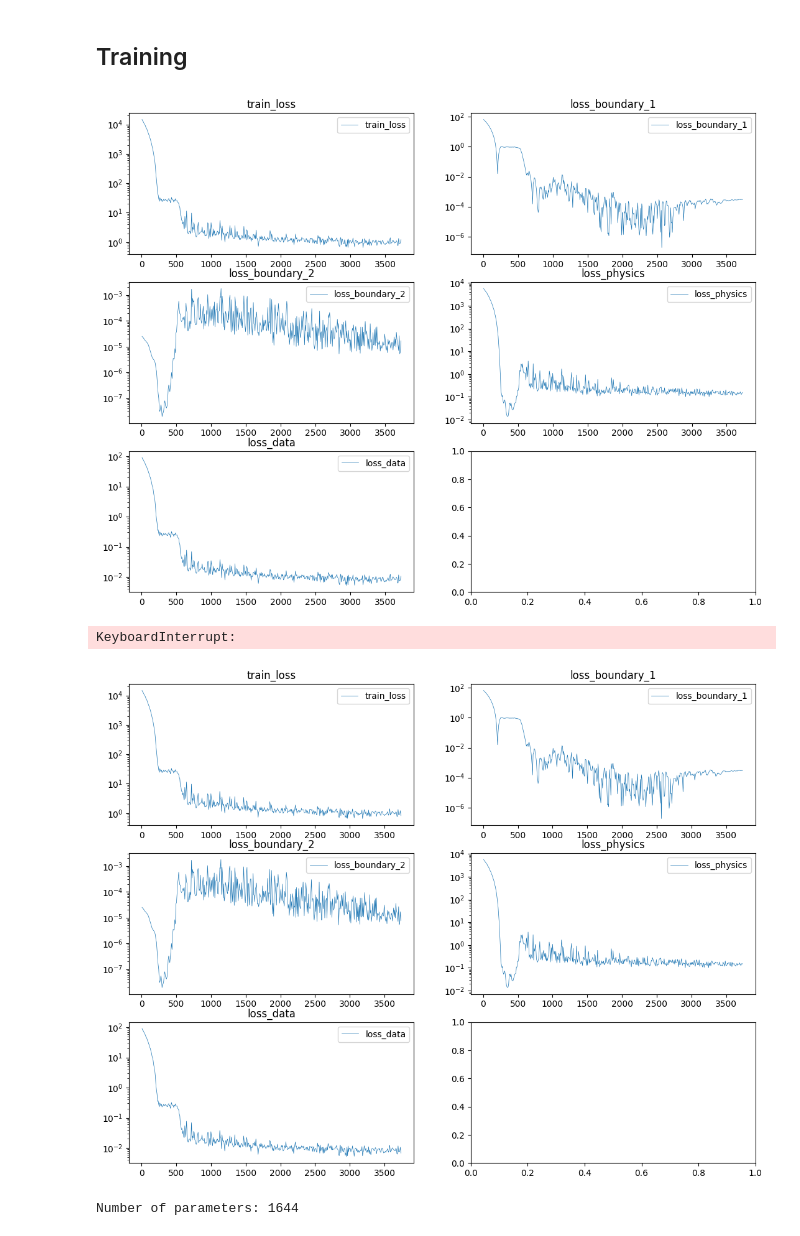
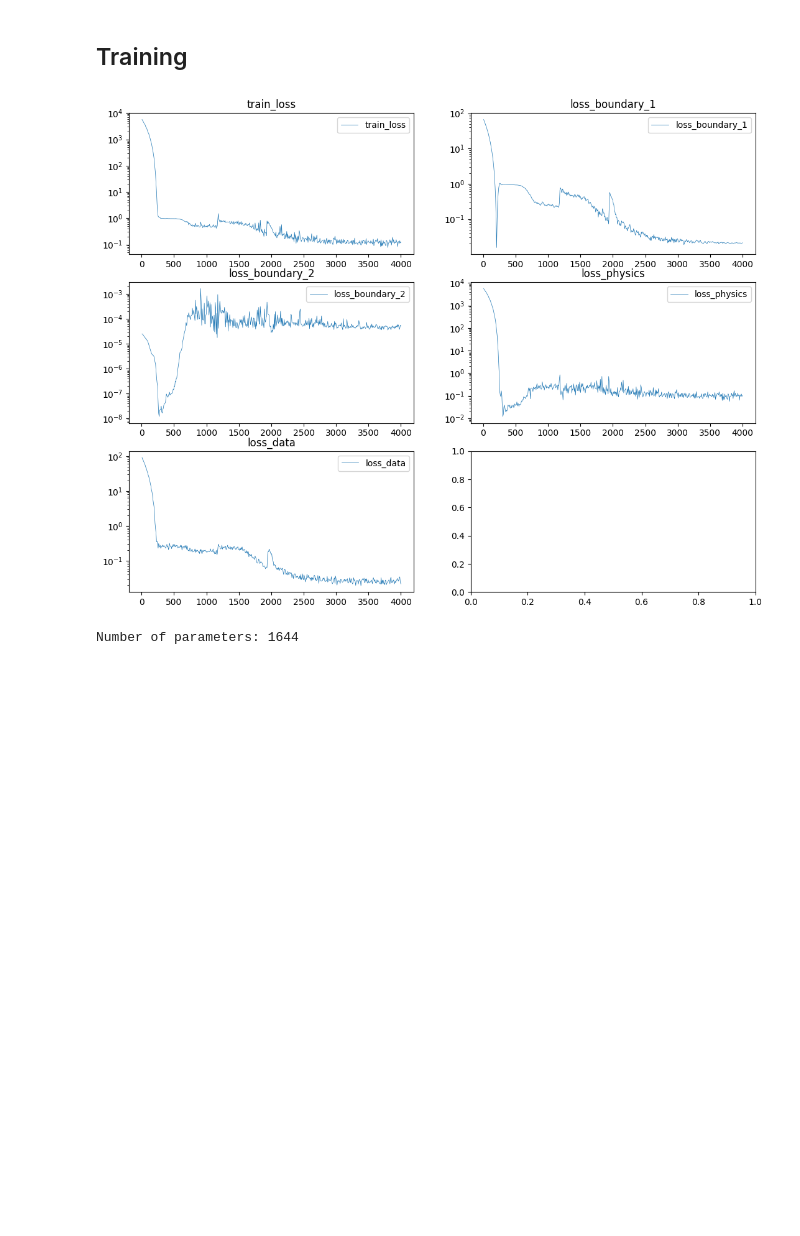
Before and after one commit to jbremz/pikano, a Jupyter notebook: 03-kan-pino.ipynb, the cells around one changed output. Saved outputs shown, nothing was run; the diff lists cells and outputs as text; code cells hidden in the pictures; blank space fills up the shorter version.

Commit message:
now without the data loss - seems to worsen results

```diff
--- a/03-kan-pino.ipynb
+++ b/03-kan-pino.ipynb
@@ -213,37 +213,36 @@ for epoch in range(EPOCHS):
         uy_data = model(pb, bcb, y_data)
         uy_true = torch.tensor(
             [f(d, w0, t) for d, w0, t in zip(pb[:, 0], pb[:, 1], y_data[:, 0])], dtype=torch.float32
         )[:, None]
         loss_data = criterion(uy_data, uy_true)
 
-        loss = loss_data * 1e2 + pi_loss
+        # loss = loss_data * 1e2 + pi_loss
+        loss = pi_loss
 
         loss.backward()
         optimizer.step()
         scheduler.step()
         row["train_loss"] = loss.item()
         row["loss_boundary_1"] = loss_boundary_1.item()
         row["loss_boundary_2"] = loss_boundary_2.item()
         row["loss_physics"] = loss_physics.item()
         row["loss_data"] = loss_data.item()
         row["epoch"] = epoch
         ldf.loc[step] = row
 
     pdf = ldf.groupby("epoch").tail(1)  # don't need to plot all the steps
     for i, (ax, col) in enumerate(
         zip(axes.flatten(), ["train_loss", "loss_boundary_1", "loss_boundary_2", "loss_physics", "loss_data"])
     ):
         ax.cla()
         plot_loss(pdf, columns=[col], ax=ax)
         ax.set_title(col)
 
     _ = out.update(fig)
 
 plt.close(fig)  # Close the figure to prevent duplication
 # %% [output]
-[figure, old version]
+[figure, new version]
-KeyboardInterrupt:
-[figure, removed]
 # %%
 num_params = sum(p.numel() for p in model.parameters())
 print(f"Number of parameters: {num_params}")
```
Also changed, not shown: parts of 4 cells of this notebook.
